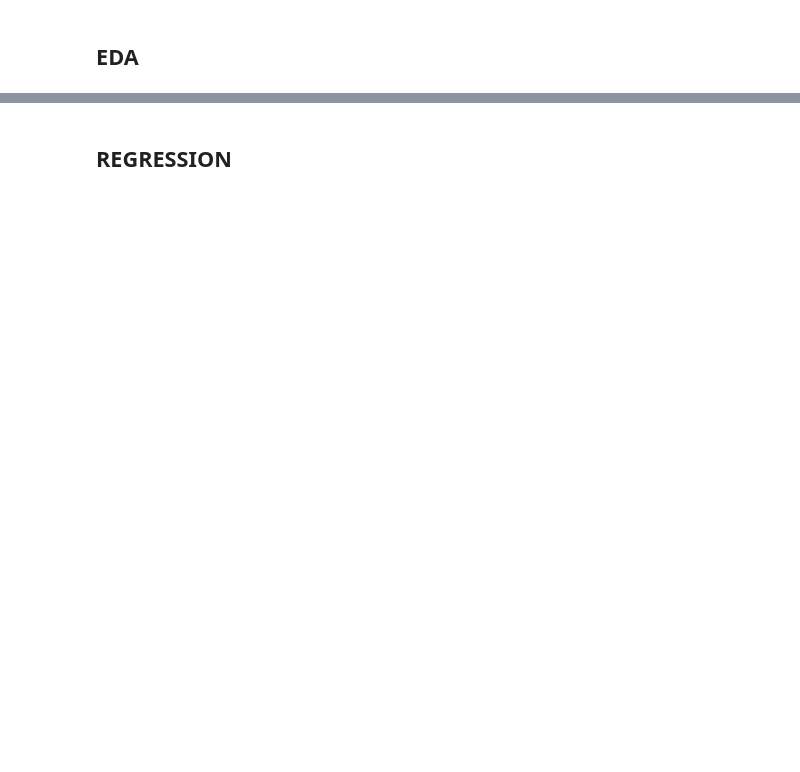
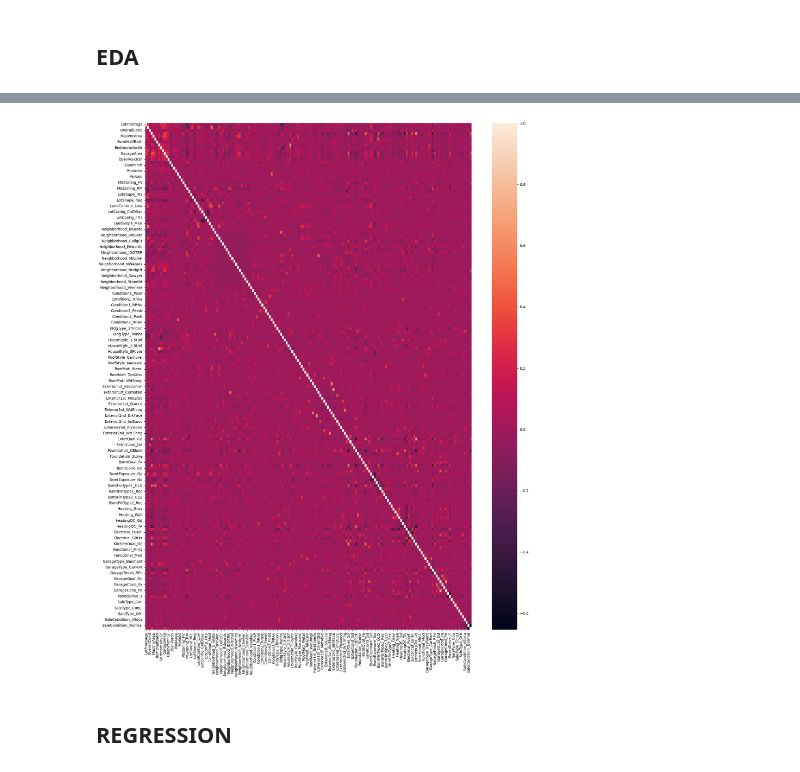
Before and after one commit to keiferc/datalab, a Jupyter notebook: notebooks/practice/regression.ipynb, the cells around one changed output, grey strips where cells are left out. Saved outputs shown, nothing was run; the diff lists cells and outputs as text; code cells hidden in the pictures; blank space fills up the shorter version.

```diff
--- a/notebooks/practice/regression.ipynb
+++ b/notebooks/practice/regression.ipynb
@@ -12,0 +178,24 @@ For gaining familiarity with using Python for regression problems instead of rel
+# %%
+def calc_vif(
+    src_df: pd.DataFrame, vif_to_drop: list[str] = []
+) -> tuple[pd.DataFrame, list[str]]:
+    df = src_df.copy()
+    df = sm.add_constant(df)  # for intercept
+
+    vif_df = pd.DataFrame()
+    vif_df.loc[:, "variable"] = df.columns
+    vif_df.loc[:, "vif"] = [vif(df.values, i) for i in range(df.shape[1])]
+    vif_df = vif_df.sort_values(by="vif", ascending=False).reset_index(drop=True)
+
+    to_drop = vif_df.loc[vif_df["vif"] == float("inf")].loc[:, "variable"].to_list()
+
+    if vif_df.at[0, "vif"] > 3:
+        to_drop += [vif_df.at[0, "variable"]]
+        print(to_drop)
+
+        return calc_vif(df.drop(to_drop + ["const"], axis=1), vif_to_drop + to_drop)
+
+    return vif_df, vif_to_drop
+# %%
+vif_df, to_drop = calc_vif(train_prep_df)
+vif_df
@@ -13,2 +233,8 @@ For gaining familiarity with using Python for regression problems instead of rel
+# %%
+train_prep_df = train_prep_df.drop(to_drop, axis=1)
+# %%
+plot_corr_matrix(train_prep_df)
+# %% [output]
+[figure, added]
 # %% [markdown]
 ## REGRESSION
```
Also changed, not shown: parts of 21 cells of this notebook, 3 other files.
